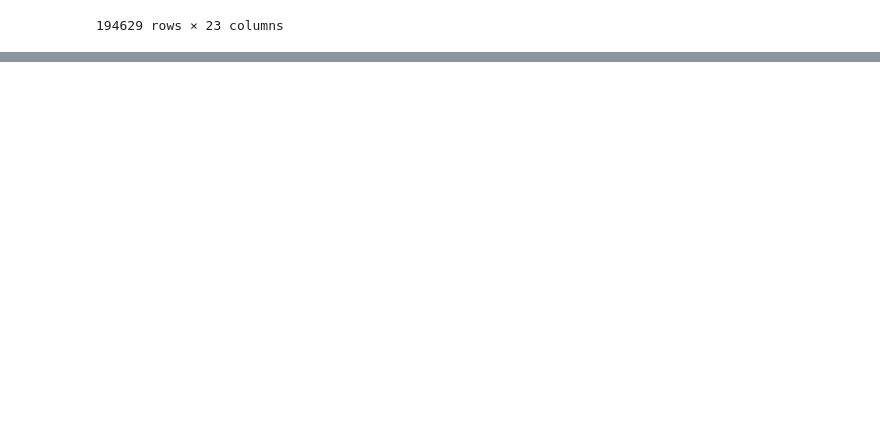
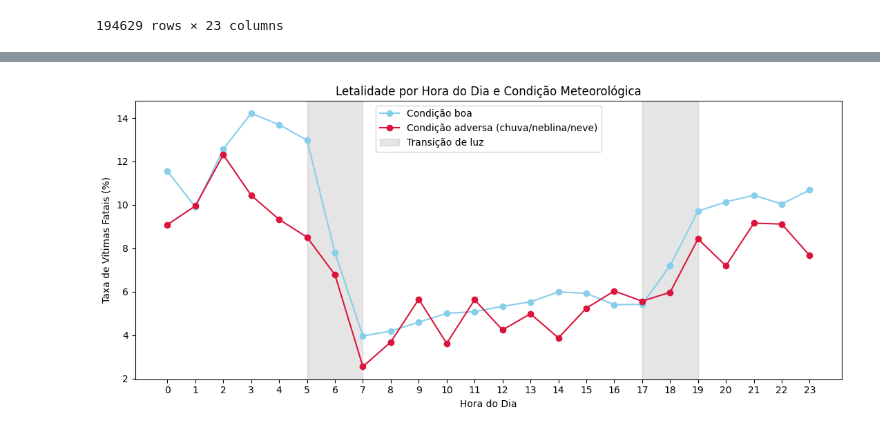
Before and after one commit to luis-fernandoh/projeto_final_ciencia_de_dados, a Jupyter notebook: TP2.ipynb, the cells around one changed output, grey strips where cells are left out. Saved outputs shown, nothing was run; the diff lists cells and outputs as text; code cells hidden in the pictures; blank space fills up the shorter version.

```diff
--- a/TP2.ipynb
+++ b/TP2.ipynb
@@ -163,0 +251,22 @@ df2
+# %%
+# Cópia do dataframe para não afetar df1
+q2 = df1.copy()
+
+# Extrai a hora a partir do campo horario (já convertido para datetime.time na limpeza)
+q2["hora"] = q2["horario"].apply(lambda t: t.hour)
+
+# Agrupa a condição meteorológica em duas macro-categorias
+condicoes_adversas = ["chuva", "garoa/chuvisco", "nevoeiro/neblina", "neve"]
+q2["condicao_grupo"] = q2["condicao_meteorologica"].apply(
+    lambda c: "adversa" if c in condicoes_adversas else "boa"
+)
+
+# Remove registros "ignorado" para não distorcer o agrupamento "boa"
+q2 = q2[q2["condicao_meteorologica"] != "ignorado"]
+
+# Variável binária de letalidade
+q2["fatal"] = (q2["classificacao_acidente"] == "com vítimas fatais").astype(int)
+
+# Taxa de letalidade (%) por hora do dia e grupo climático
+letalidade_hora = q2.groupby(["hora", "condicao_grupo"])["fatal"].mean().unstack() * 100
+letalidade_hora
@@ -163,0 +292,20 @@ df2
+# %%
+# Visualização 1: evolução da letalidade ao longo do dia, por condição climática
+
+plt.figure(figsize=(11, 5))
+plt.plot(letalidade_hora.index, letalidade_hora["boa"], marker="o", color="skyblue", label="Condição boa")
+plt.plot(letalidade_hora.index, letalidade_hora["adversa"], marker="o", color="crimson", label="Condição adversa (chuva/neblina/neve)")
+
+# Destaca as janelas de transição de luz natural (amanhecer e anoitecer)
+plt.axvspan(5, 7, color="gray", alpha=0.2, label="Transição de luz")
+plt.axvspan(17, 19, color="gray", alpha=0.2)
+
+plt.xlabel("Hora do Dia")
+plt.ylabel("Taxa de Vítimas Fatais (%)")
+plt.title("Letalidade por Hora do Dia e Condição Meteorológica")
+plt.xticks(range(0, 24))
+plt.legend()
+plt.tight_layout()
+plt.show()
+# %% [output]
+[figure, added]
```
Also changed, not shown: parts of 8 cells of this notebook.
